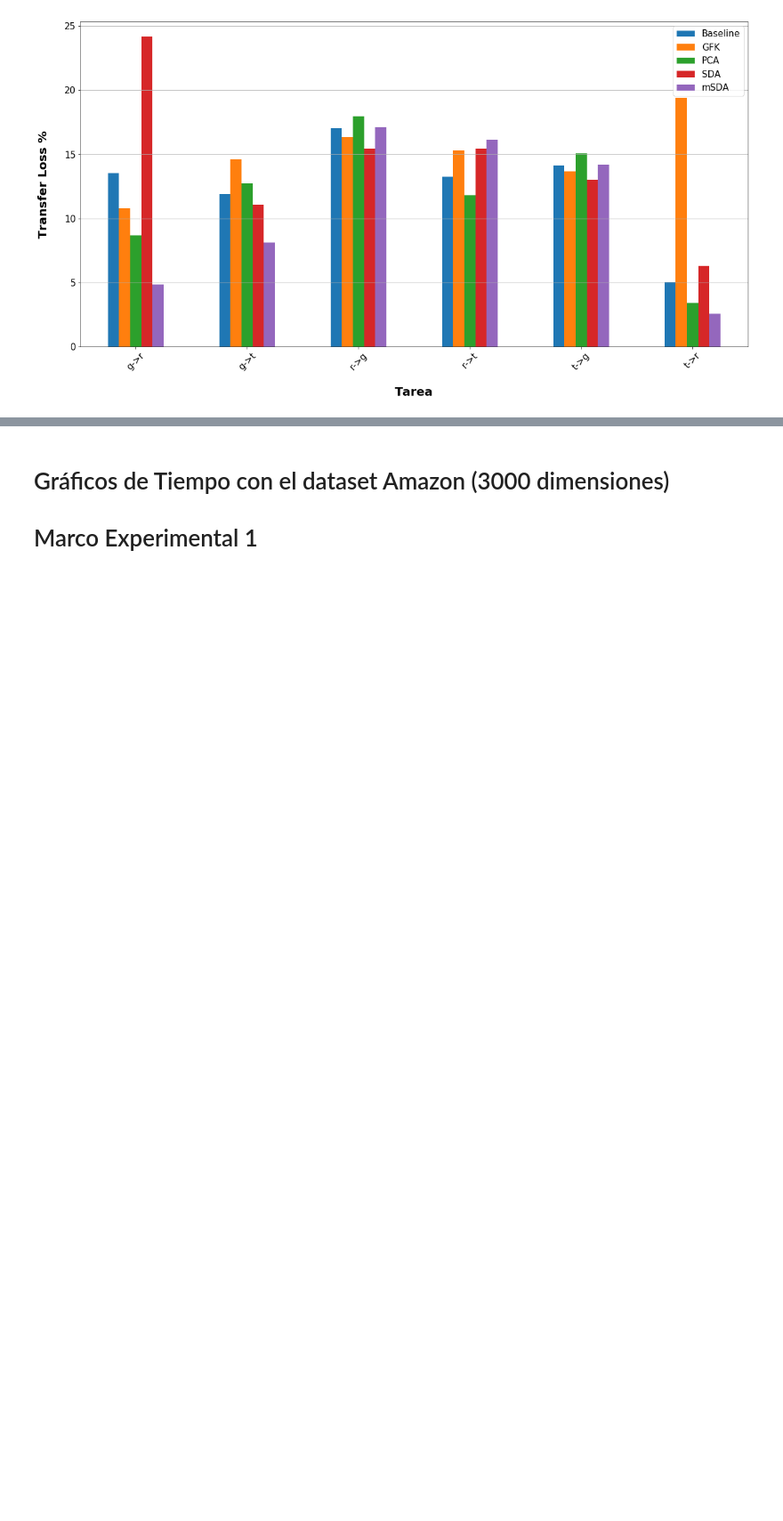
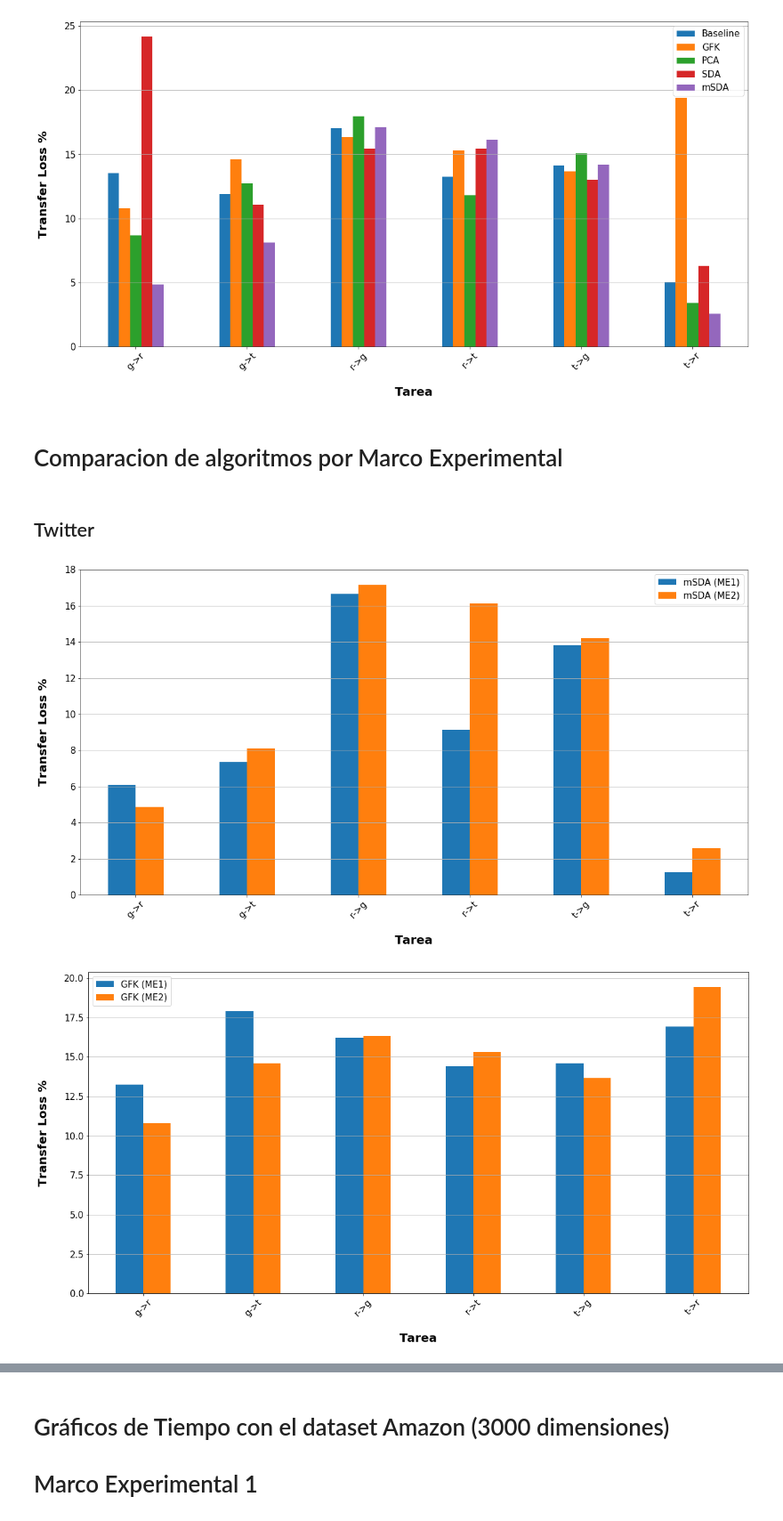
Before and after one commit to franciscoprimero/Memoria, a Jupyter notebook: Graficos.ipynb, the cells around one changed output, grey strips where cells are left out. Shown: that part at 89% size. Drawn from its saved outputs; the diff is of its cells as text; code cells hidden in the pictures; blank space fills up the shorter version.

Commit message:
Comparaciones entre marcos experimentales agregadas.

```diff
--- a/Graficos.ipynb
+++ b/Graficos.ipynb
@@ -312,3 +351,29 @@ figure_path = os.path.join(graficos_path, datasets[1], "me2_tloss_%d.png" % dims
 plt.savefig(figure_path, bbox_inches='tight')
 # %% [output]
 [figure]
+# %% [markdown]
+# Comparacion de algoritmos por Marco Experimental
+# %% [markdown]
+## Twitter
+# %%
+for dims in [1000, 2000]:
+    for method in pruebas:
+        if method is not "baseline":
+            df_twitter = get_comparison_dataframe(datasets[1], dims, method)
+
+
+            twitter_plot = df_twitter.plot(kind='bar', figsize=(20,10), rot=45, fontsize=15, legend=False)
+            patches, labels = twitter_plot.get_legend_handles_labels()
+
+            twitter_plot.legend(patches, labels, loc='best', fontsize=15)
+            twitter_plot.yaxis.grid(which='major')
+
+            twitter_plot.set_ylabel("Transfer Loss %", labelpad=25,fontsize=20, weight='bold')
+            twitter_plot.set_xlabel("Tarea", labelpad=25,fontsize=20, weight='bold')
+
+            figure_path = os.path.join(graficos_path, datasets[1], "me_%s_%d.png" % (method, dims))
+
+            plt.savefig(figure_path, bbox_inches='tight')
+# %% [output]
+[figure, added]
+[figure, added]
```
Also changed, not shown: parts of 4 cells of this notebook, 16 other files.
